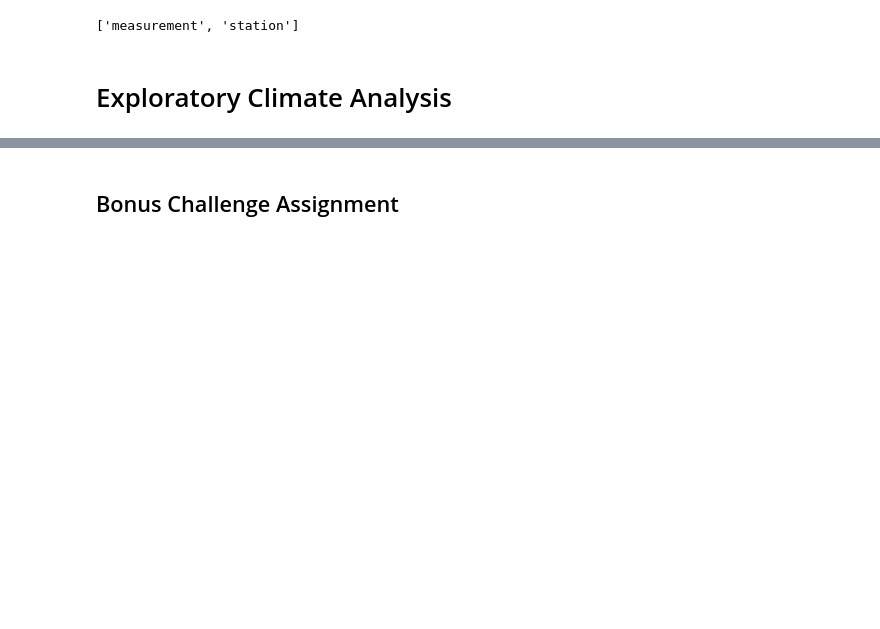
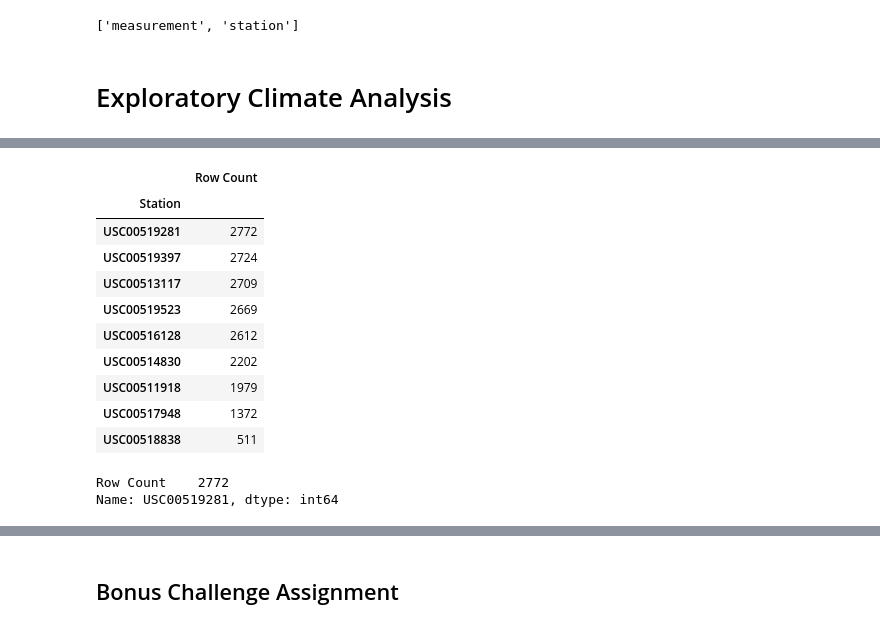
Before and after one commit to RobertEnglund/uom_stp-sqlalchemy-challenge, a Jupyter notebook: climate_starter.ipynb, the cells around one changed output, grey strips where cells are left out. Drawn from its saved outputs; the diff is of its cells as text; code cells hidden in the pictures; blank space fills up the shorter version.

```diff
--- a/climate_starter.ipynb
+++ b/climate_starter.ipynb
@@ -112,3 +127,25 @@ session.query(Measurement.date).order_by(Measurement.date).first()
 # %%
 # What are the most active stations? (i.e. what stations have the most rows)?
 # List the stations and the counts in descending order.
+
+results = session.query(Measurement.station, func.count(Measurement.station)).\
+            group_by(Measurement.station).all()
+
+results_df = pd.DataFrame(results, columns = ["Station", "Row Count"])
+results_df.set_index("Station", inplace=True)
+
+results_df = results_df.sort_values(["Row Count"], ascending = False)
+
+results_df
+# %% [output]
+|  | Row Count |
+| Station |  |
+| USC00519281 | 2772 |
+| USC00519397 | 2724 |
+| USC00513117 | 2709 |
+| USC00519523 | 2669 |
+| USC00516128 | 2612 |
+| USC00514830 | 2202 |
+| USC00511918 | 1979 |
+| USC00517948 | 1372 |
+| USC00518838 | 511 |
@@ -117,0 +152,9 @@ session.query(Measurement.date).order_by(Measurement.date).first()
+# %%
+# Hmmm - can't seem to remember how to pull just the station value finding max rows
+test = results_df.loc[results_df['Row Count'].idxmax()]
+test
+#index = results_df['Row Count'].argmax()
+#index
+# %% [output]
+Row Count    2772
+Name: USC00519281, dtype: int64
```
Also changed, not shown: parts of 7 cells of this notebook.
